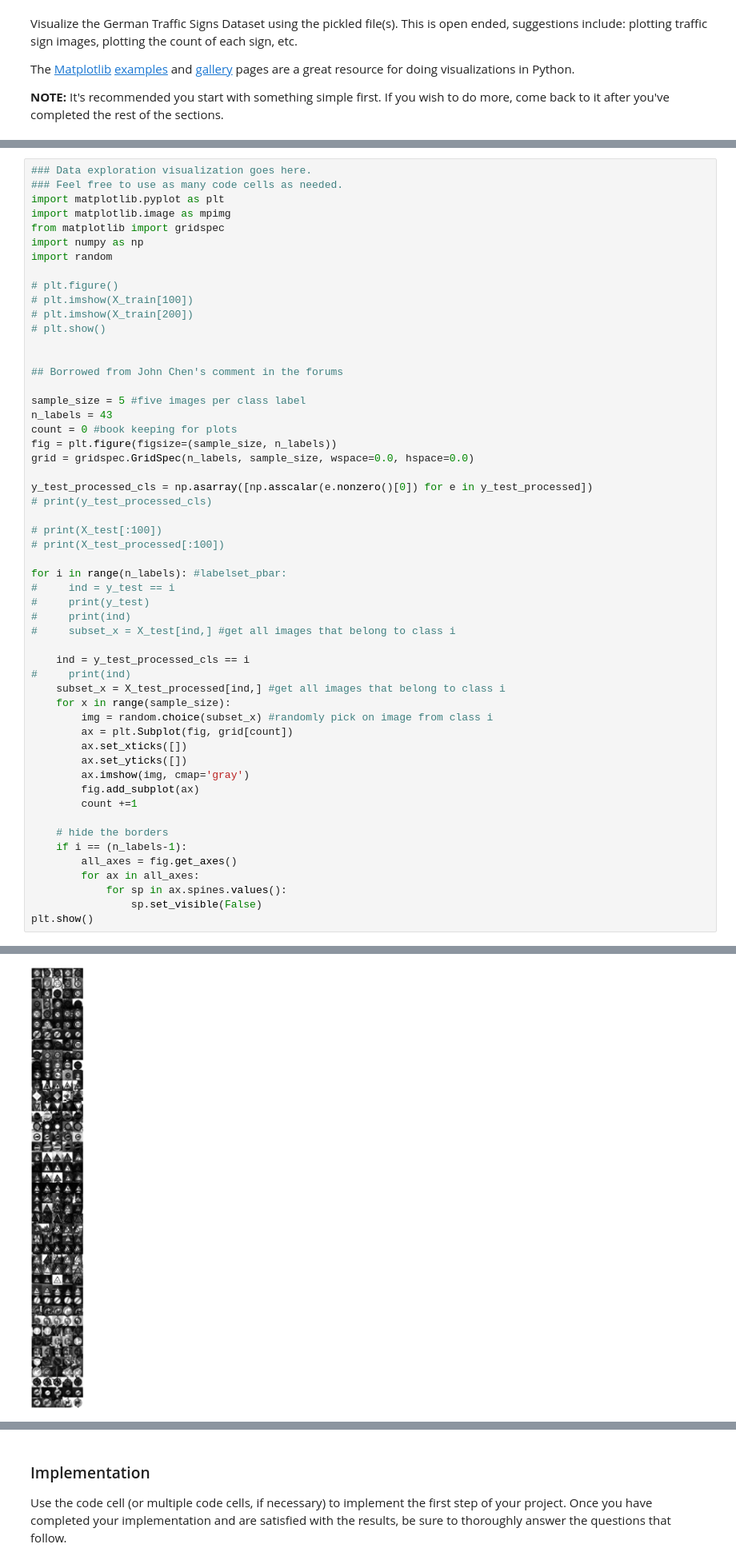
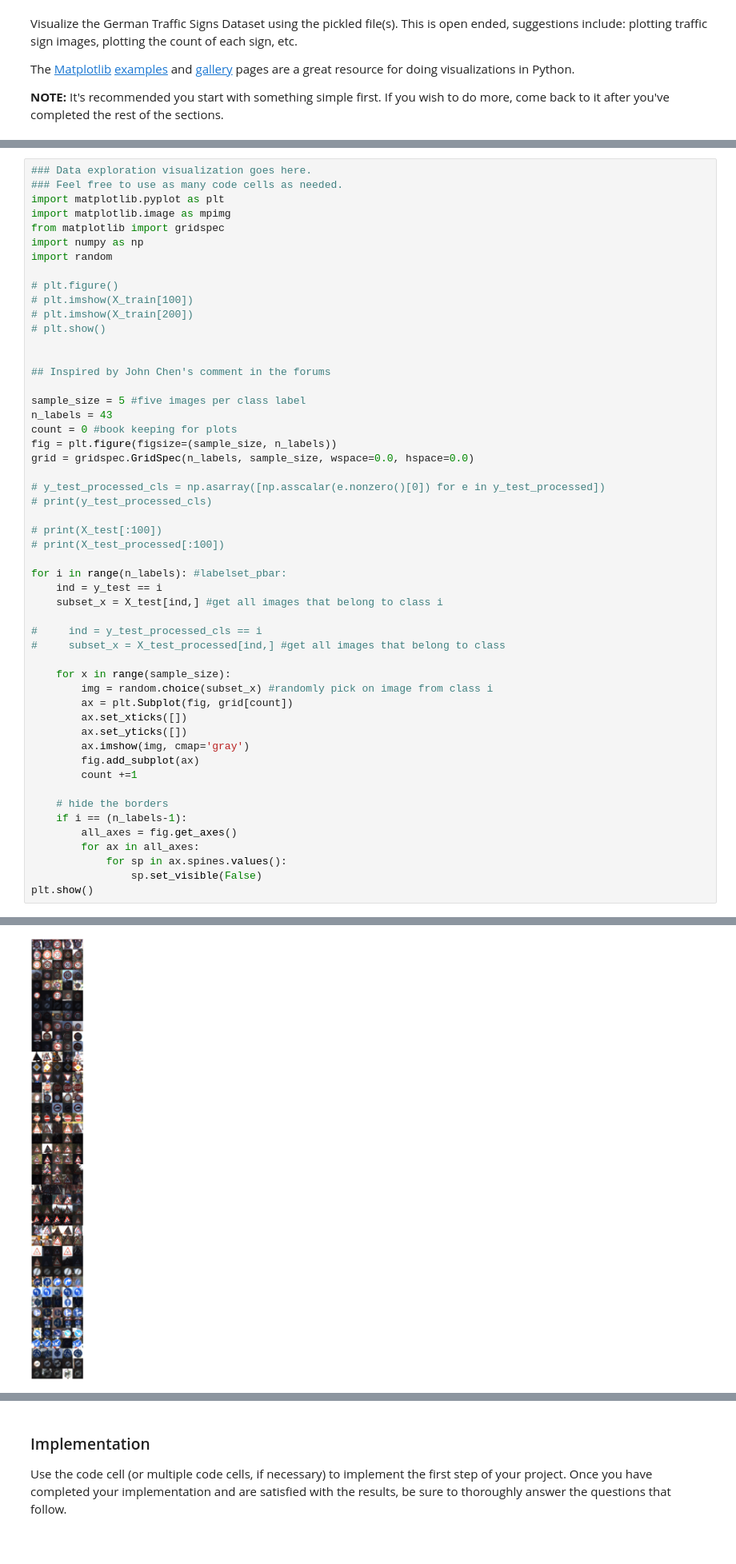
Before and after one commit to mathieu-wang/CarND-Traffic-Sign-Classifier-Project, a Jupyter notebook: Traffic_Sign_Classifier.ipynb, the cells around one changed output, grey strips where cells are left out. Shown at 80% size. Saved outputs shown, nothing was run; the diff lists cells and outputs as text.

```diff
--- a/Traffic_Sign_Classifier.ipynb
+++ b/Traffic_Sign_Classifier.ipynb
@@ -88,7 +104,7 @@ import random
 # plt.show()
 
 
-## Borrowed from John Chen's comment in the forums
+## Inspired by John Chen's comment in the forums
 
 sample_size = 5 #five images per class label
 n_labels = 43
@@ -96,21 +112,19 @@ count = 0 #book keeping for plots
 fig = plt.figure(figsize=(sample_size, n_labels))
 grid = gridspec.GridSpec(n_labels, sample_size, wspace=0.0, hspace=0.0)
 
-y_test_processed_cls = np.asarray([np.asscalar(e.nonzero()[0]) for e in y_test_processed])
+# y_test_processed_cls = np.asarray([np.asscalar(e.nonzero()[0]) for e in y_test_processed])
 # print(y_test_processed_cls)
 
 # print(X_test[:100])
 # print(X_test_processed[:100])
 
 for i in range(n_labels): #labelset_pbar:
-#     ind = y_test == i
-#     print(y_test)
-#     print(ind)
-#     subset_x = X_test[ind,] #get all images that belong to class i
+    ind = y_test == i
+    subset_x = X_test[ind,] #get all images that belong to class i
 
-    ind = y_test_processed_cls == i
-#     print(ind)
-    subset_x = X_test_processed[ind,] #get all images that belong to class i
+#     ind = y_test_processed_cls == i
+#     subset_x = X_test_processed[ind,] #get all images that belong to class
+
     for x in range(sample_size):
         img = random.choice(subset_x) #randomly pick on image from class i
         ax = plt.Subplot(fig, grid[count])
@@ -132,4 +147,4 @@ plt.show()
-[figure, old version]
+[figure, new version]
 # %% [markdown]
 ----
 
```
Also changed, not shown: parts of 20 cells of this notebook, 1 other file.
